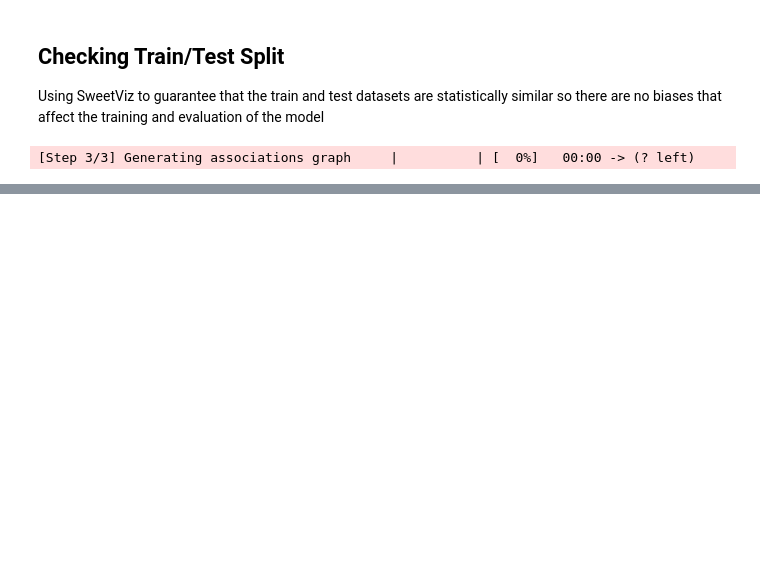
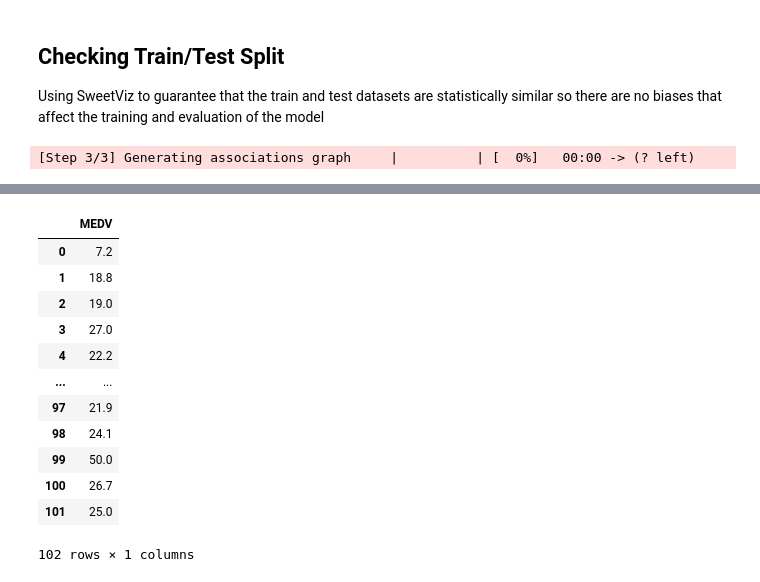
Before and after one commit to spadao/Boston_Housing_TF, a Jupyter notebook: Model.ipynb, the cells around one changed output, grey strips where cells are left out. Cells and saved outputs as stored; diff of their text form; code cells hidden in the pictures; blank space fills up the shorter version.

Commit message:
Separate the chosen predictors

```diff
--- a/Model.ipynb
+++ b/Model.ipynb
@@ -88,0 +103,23 @@ Report .\Analysis\Compare_report.html was generated! NOTEBOOK/COLAB USERS: the w
+# %%
+# Isolating the chosen features
+#TODO Make this in a more optimized way
+selected_features = ['CRIM','INDUS','RM','AGE','RAD','PTRATIO','LSTAT']
+x_train = x[selected_features]
+y_train = pd.DataFrame(x['MEDV'],columns=['MEDV'])
+x_test = x2[selected_features]
+y_test = pd.DataFrame(x2['MEDV'],columns=['MEDV'])
+y_test
+# %% [output]
+|  | MEDV |
+| 0 | 7.2 |
+| 1 | 18.8 |
+| 2 | 19.0 |
+| 3 | 27.0 |
+| 4 | 22.2 |
+| ... | ... |
+| 97 | 21.9 |
+| 98 | 24.1 |
+| 99 | 50.0 |
+| 100 | 26.7 |
+| 101 | 25.0 |
+102 rows × 1 columns
```
Also changed, not shown: parts of 2 cells of this notebook, 1 other file.
